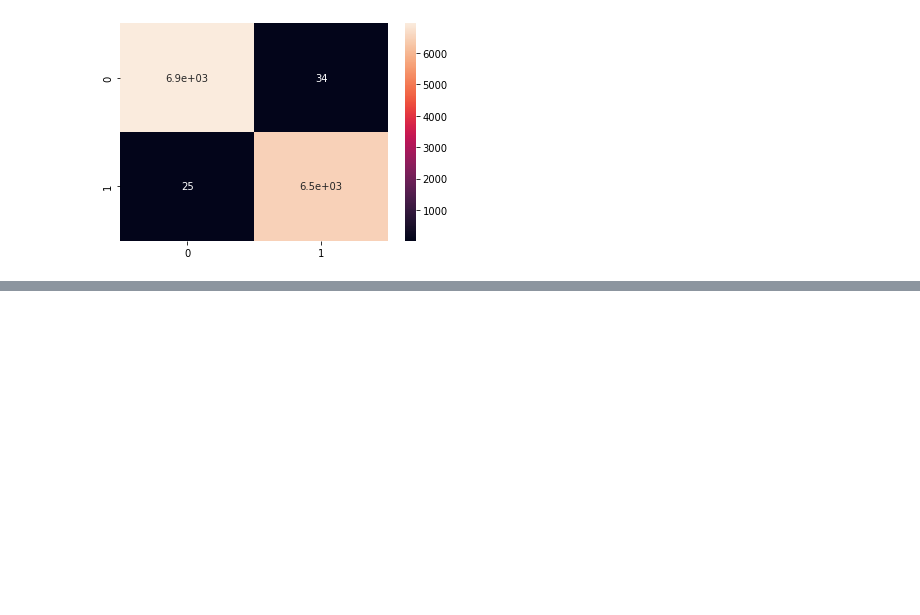
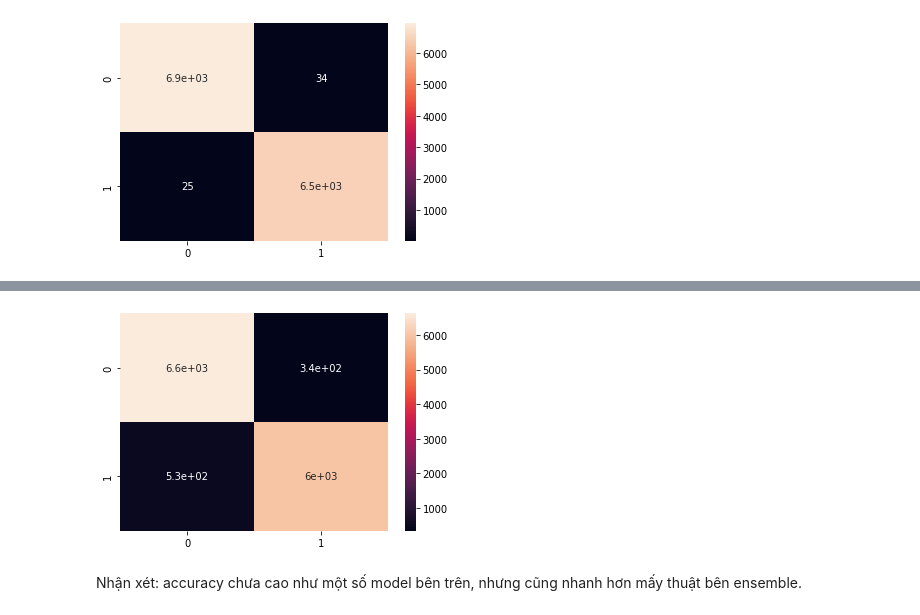
Before and after one commit to hwangswan/fakenews-detection, a Jupyter notebook: model/model-training.ipynb, the cells around one changed output, grey strips where cells are left out. Cells and saved outputs as stored; diff of their text form; code cells hidden in the pictures; blank space fills up the shorter version.

```diff
--- a/model/model-training.ipynb
+++ b/model/model-training.ipynb
@@ -192,0 +295,3 @@ Vì vậy nếu ưu tiên thì mình sẽ chọn Decision Tree nhiều hơn.
+# %%
+multinomial_bayes_model = MultinomialNB()
+multinomial_bayes_model.fit(XVector_train, y_train)
@@ -192,0 +304,3 @@ Vì vậy nếu ưu tiên thì mình sẽ chọn Decision Tree nhiều hơn.
+# %%
+predicted_multinomial = multinomial_bayes_model.predict(XVector_test)
+print(classification_report(y_test, predicted_multinomial))
@@ -192,0 +316,8 @@ Vì vậy nếu ưu tiên thì mình sẽ chọn Decision Tree nhiều hơn.
+# %%
+multinomial_cm = confusion_matrix(y_test, predicted_multinomial)
+sns.heatmap(multinomial_cm, annot = True)
+plt.show()
+# %% [output]
+[figure, added]
+# %% [markdown]
+Nhận xét: accuracy chưa cao như một số model bên trên, nhưng cũng nhanh hơn mấy thuật bên ensemble.
```
Also changed, not shown: parts of 25 cells of this notebook.
